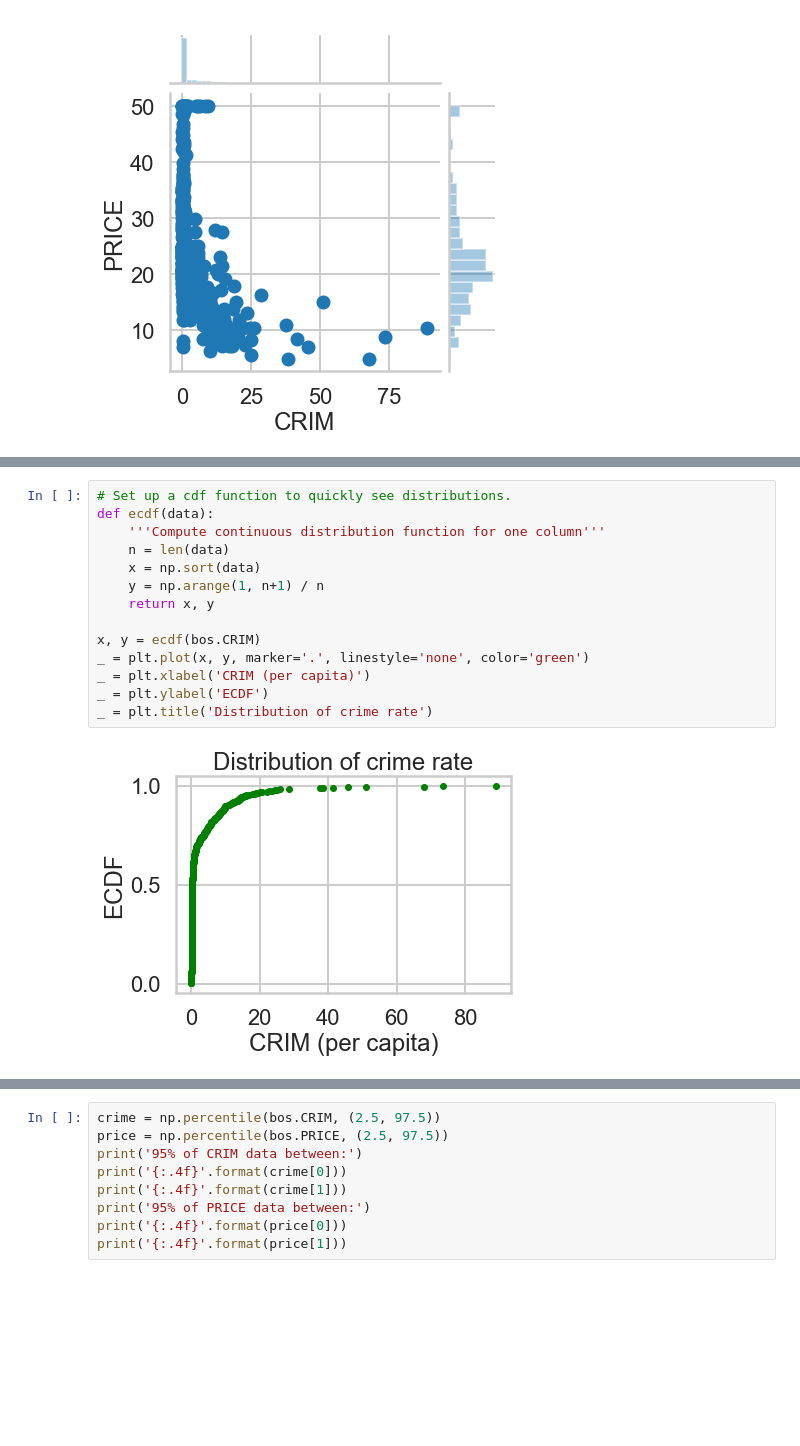
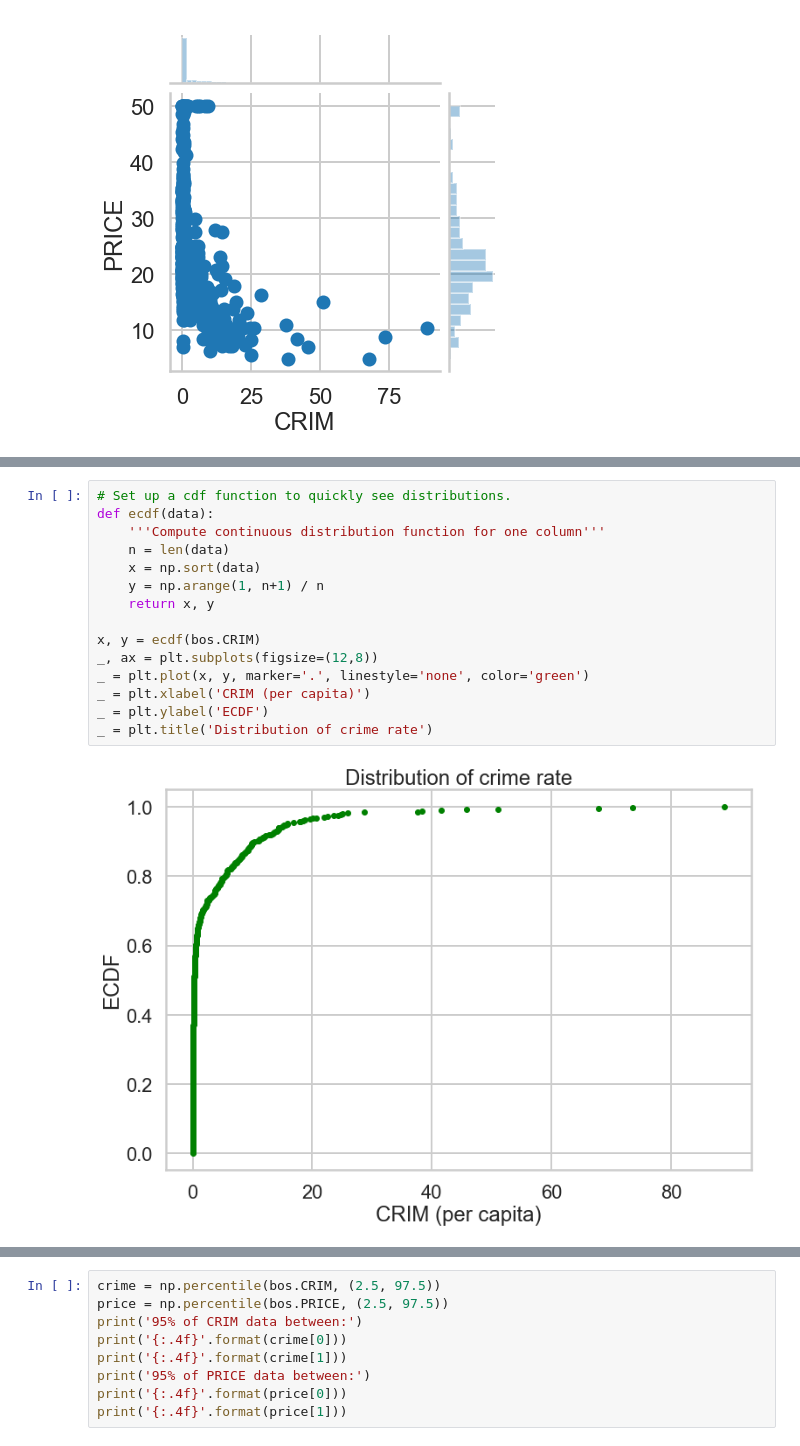
Before and after one commit to SlothDream/SB_MiniProjects, a Jupyter notebook: linear_regression/Mini_Project_Linear_Regression.ipynb, the cells around one changed output, grey strips where cells are left out. Saved outputs shown, nothing was run; the diff lists cells and outputs as text; blank space fills up the shorter version.

```diff
--- a/linear_regression/Mini_Project_Linear_Regression.ipynb
+++ b/linear_regression/Mini_Project_Linear_Regression.ipynb
@@ -286,18 +287,19 @@ whiskers
 # %%
 # Set up a cdf function to quickly see distributions.
 def ecdf(data):
     '''Compute continuous distribution function for one column'''
     n = len(data)
     x = np.sort(data)
     y = np.arange(1, n+1) / n
     return x, y
 
 x, y = ecdf(bos.CRIM)
+_, ax = plt.subplots(figsize=(12,8))
 _ = plt.plot(x, y, marker='.', linestyle='none', color='green')
 _ = plt.xlabel('CRIM (per capita)')
 _ = plt.ylabel('ECDF')
 _ = plt.title('Distribution of crime rate')
 # %% [output]
-[figure, old version]
+[figure, new version]
 # %%
 x_p, y_p = ecdf(bos.PRICE)
```
Also changed, not shown: parts of 33 cells of this notebook.
